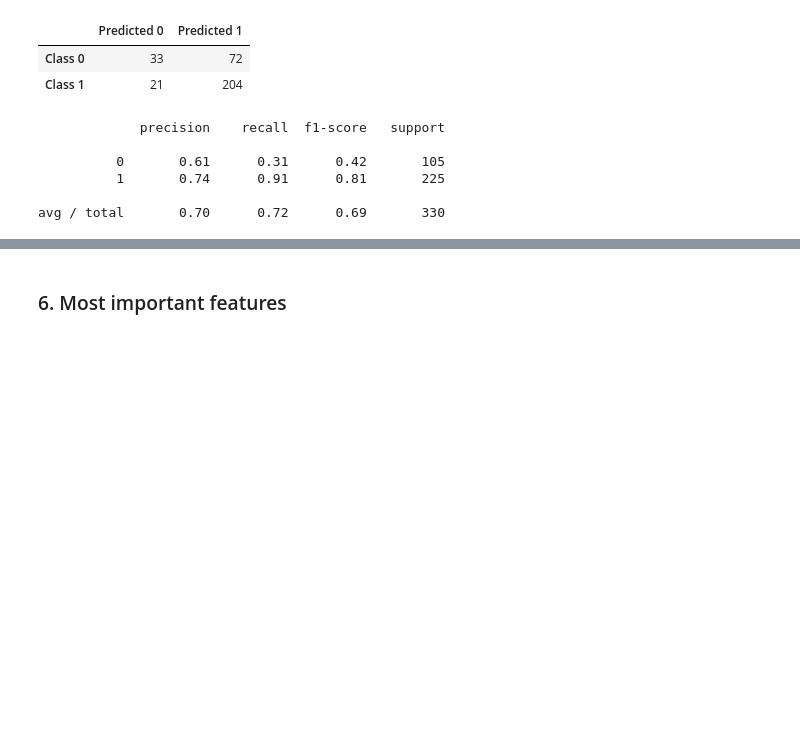
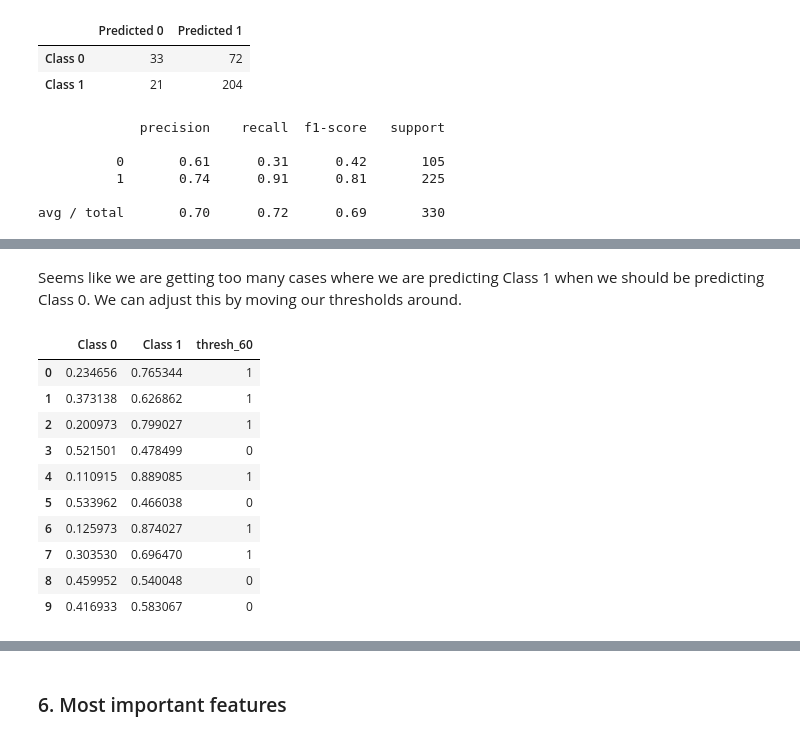
Before and after one commit to factorwonk/bcgdv, a Jupyter notebook: 2. BCGDV Classifier.ipynb, the cells around one changed output, grey strips where cells are left out. Cells and saved outputs as stored; diff of their text form; code cells hidden in the pictures; blank space fills up the shorter version.

```diff
--- a/2. BCGDV Classifier.ipynb
+++ b/2. BCGDV Classifier.ipynb
@@ -458,0 +469,19 @@ plt.show()
+# %% [markdown]
+Seems like we are getting too many cases where we are predicting Class 1 when we should be predicting Class 0. We can adjust this by moving our thresholds around.
+# %%
+# To predict more of Class 0, let's put up the threshold on Class 1 to 60%
+pp2 = pp.copy()
+pp2['thresh_60'] = [1 if x >= 0.6 else 0 for x in pp['Class 1'].values]
+pp2.head(10)
+# %% [output]
+|  | Class 0 | Class 1 | thresh_60 |
+| 0 | 0.234656 | 0.765344 | 1 |
+| 1 | 0.373138 | 0.626862 | 1 |
+| 2 | 0.200973 | 0.799027 | 1 |
+| 3 | 0.521501 | 0.478499 | 0 |
+| 4 | 0.110915 | 0.889085 | 1 |
+| 5 | 0.533962 | 0.466038 | 0 |
+| 6 | 0.125973 | 0.874027 | 1 |
+| 7 | 0.303530 | 0.696470 | 1 |
+| 8 | 0.459952 | 0.540048 | 0 |
+| 9 | 0.416933 | 0.583067 | 0 |
```
Also changed, not shown: parts of 21 cells of this notebook.
